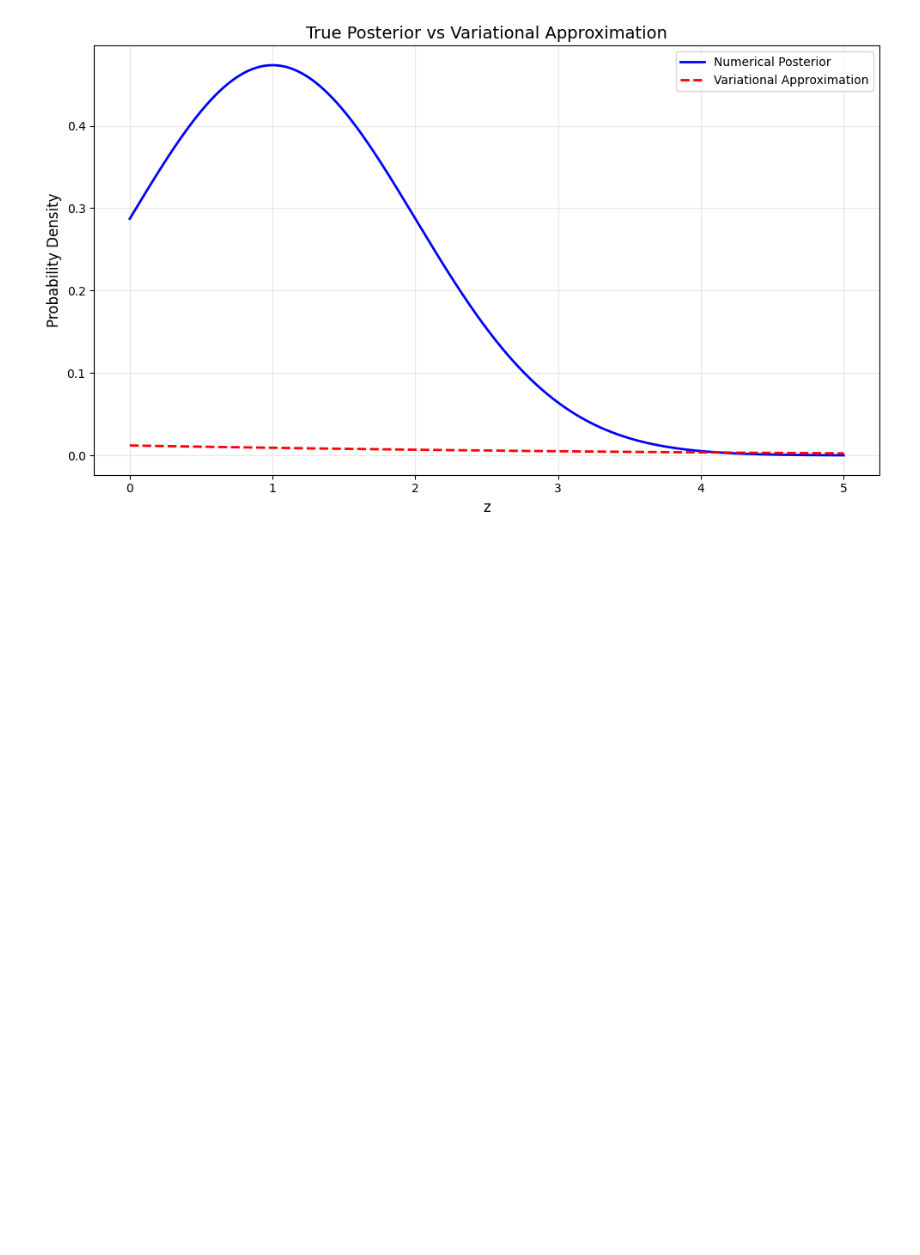
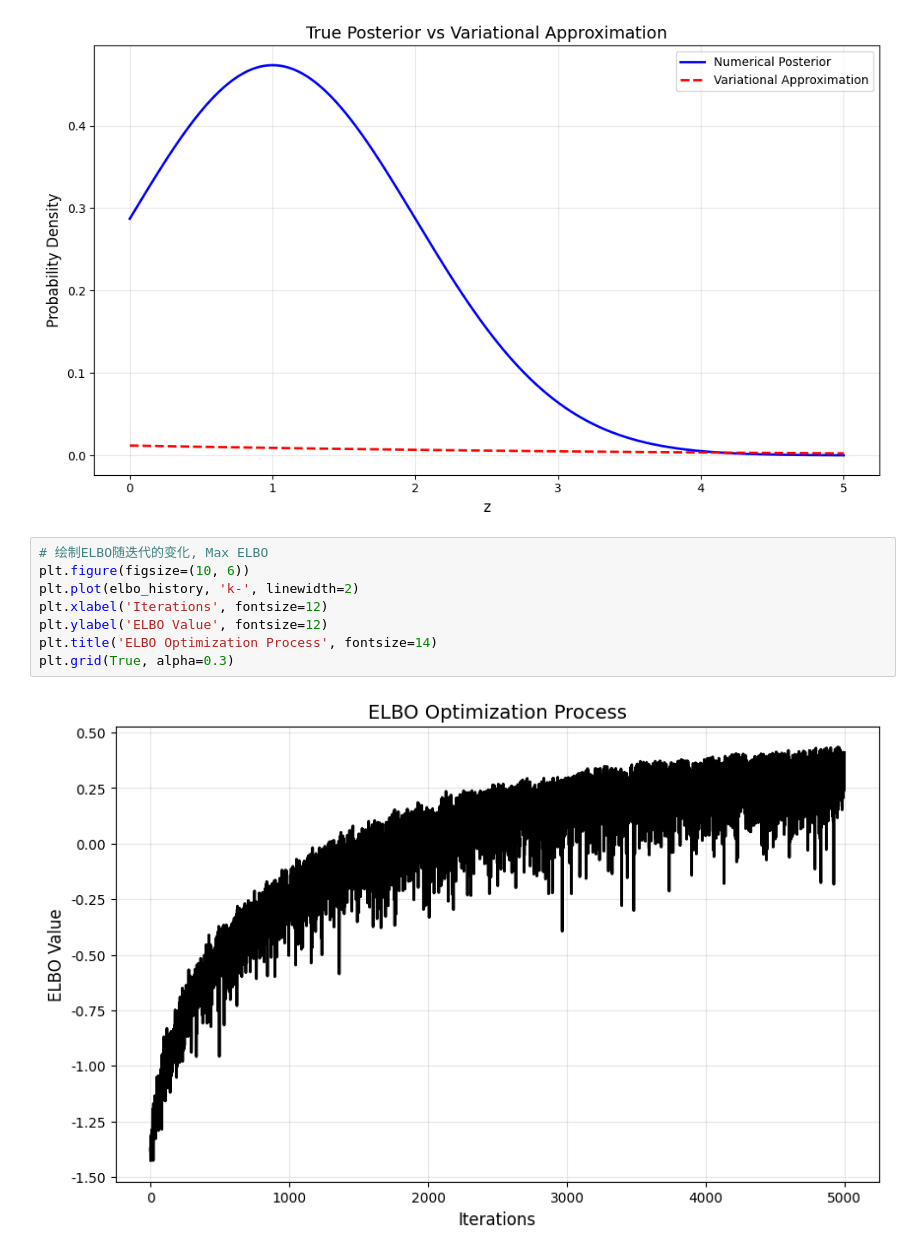
Before and after one commit to wmn7/generative-models-pytorch, a Jupyter notebook: notebook/1_Variational_Inference.ipynb, the cells around one changed output. Cells and saved outputs as stored; diff of their text form; blank space fills up the shorter version.

```diff
--- a/notebook/1_Variational_Inference.ipynb
+++ b/notebook/1_Variational_Inference.ipynb
@@ -617,3 +612,13 @@ plt.tight_layout()
 plt.show()
 # %% [output]
 [figure]
+# %%
+# 绘制ELBO随迭代的变化, Max ELBO
+plt.figure(figsize=(10, 6))
+plt.plot(elbo_history, 'k-', linewidth=2)
+plt.xlabel('Iterations', fontsize=12)
+plt.ylabel('ELBO Value', fontsize=12)
+plt.title('ELBO Optimization Process', fontsize=14)
+plt.grid(True, alpha=0.3)
+# %% [output]
+[figure, added]
```
Also changed, not shown: parts of 7 cells of this notebook.
